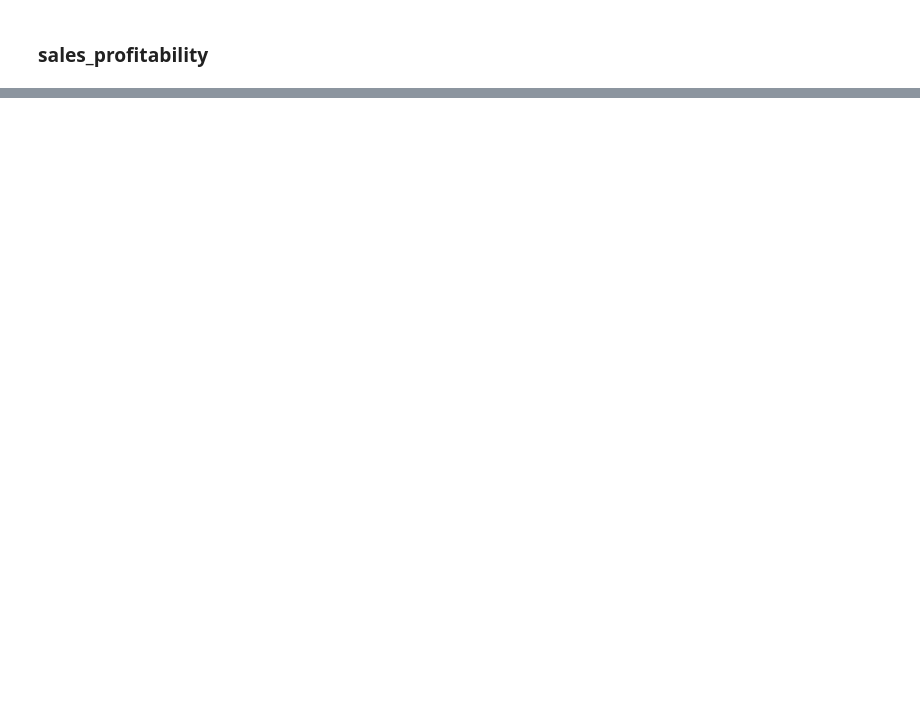
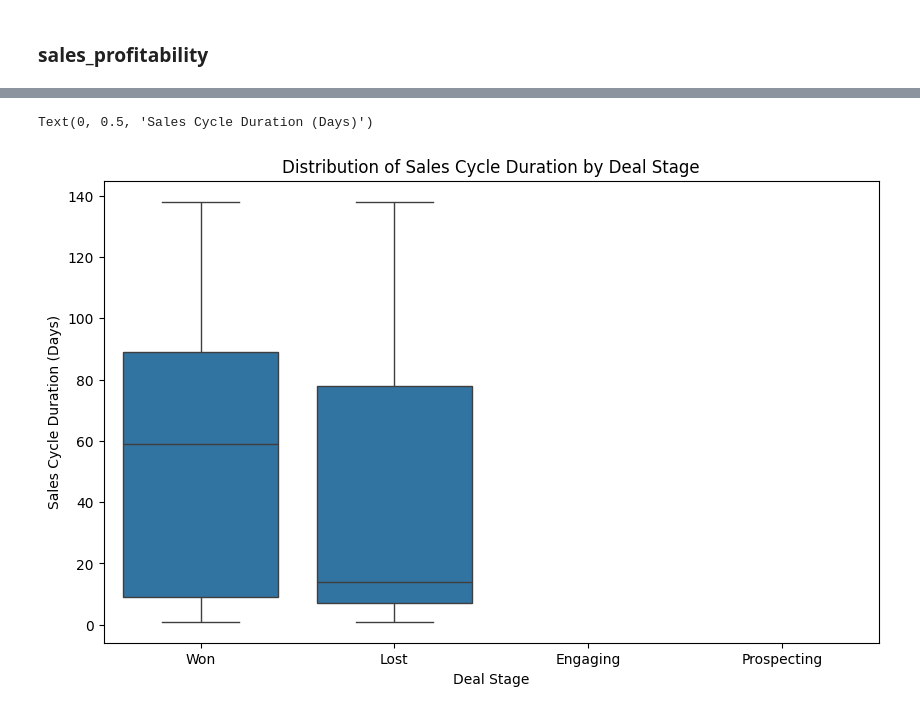
Before and after one commit to camlebrun/crm_hetic, a Jupyter notebook: analyses/eda.ipynb, the cells around one changed output, grey strips where cells are left out. Drawn from its saved outputs; the diff is of its cells as text; code cells hidden in the pictures; blank space fills up the shorter version.

```diff
--- a/analyses/eda.ipynb
+++ b/analyses/eda.ipynb
@@ -387,0 +366,10 @@ print("Revenue and Margin Analysis by Product and Deal Stage:\n", product_stage_
+# %%
+#cycle_duration_stats graph
+plt.figure(figsize=(10, 6))
+sns.boxplot(x='deal_stage', y='sales_cycle_days', data=df_sales_profitability)
+plt.title("Distribution of Sales Cycle Duration by Deal Stage")
+plt.xlabel("Deal Stage")
+plt.ylabel("Sales Cycle Duration (Days)")
+# %% [output]
+Text(0, 0.5, 'Sales Cycle Duration (Days)')
+[figure, added]
```
Also changed, not shown: parts of 42 cells of this notebook.
